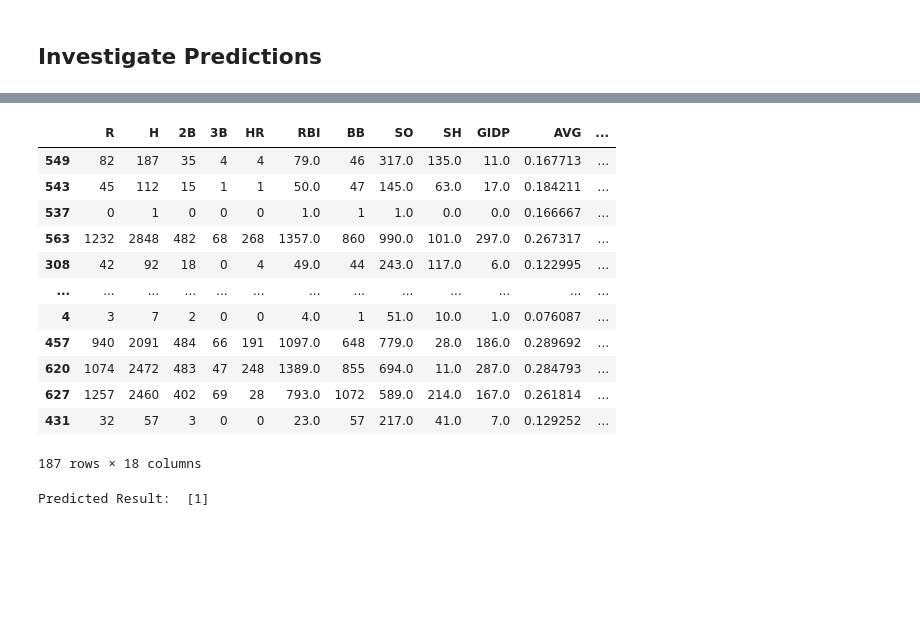
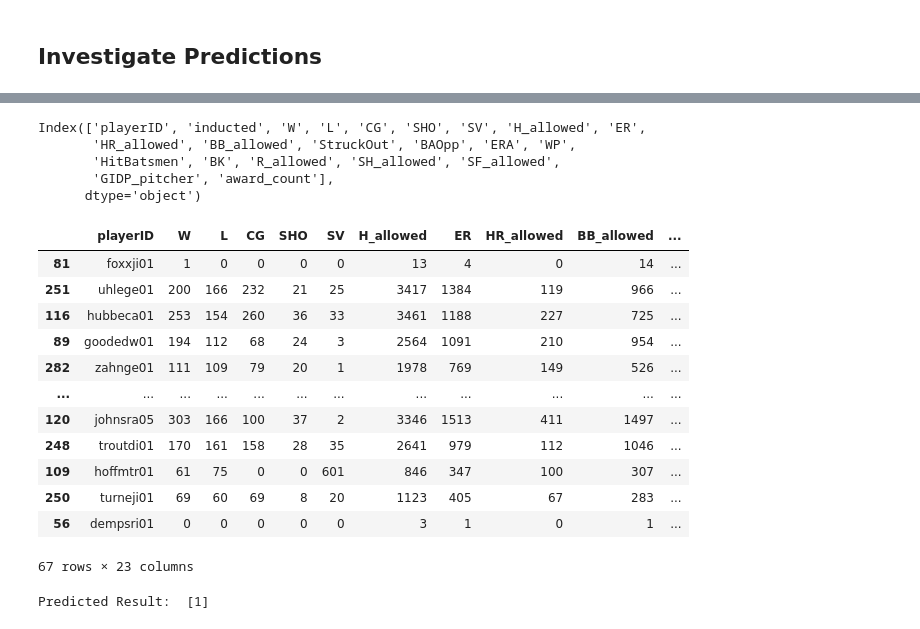
Before and after one commit to arivers444/Project_Finale, a Jupyter notebook: HOF_randomF.ipynb, the cells around one changed output, grey strips where cells are left out. Cells and saved outputs as stored; diff of their text form; code cells hidden in the pictures; blank space fills up the shorter version.

```diff
--- a/HOF_randomF.ipynb
+++ b/HOF_randomF.ipynb
@@ -422,19 +438,39 @@ df3["predicted"] = y_pred
-# %%
-df3
-# %% [output]
-|  | R | H | 2B | 3B | HR | RBI | BB | SO | SH | GIDP | AVG | ... |
-| 549 | 82 | 187 | 35 | 4 | 4 | 79.0 | 46 | 317.0 | 135.0 | 11.0 | 0.167713 | ... |
-| 543 | 45 | 112 | 15 | 1 | 1 | 50.0 | 47 | 145.0 | 63.0 | 17.0 | 0.184211 | ... |
-| 537 | 0 | 1 | 0 | 0 | 0 | 1.0 | 1 | 1.0 | 0.0 | 0.0 | 0.166667 | ... |
-| 563 | 1232 | 2848 | 482 | 68 | 268 | 1357.0 | 860 | 990.0 | 101.0 | 297.0 | 0.267317 | ... |
-| 308 | 42 | 92 | 18 | 0 | 4 | 49.0 | 44 | 243.0 | 117.0 | 6.0 | 0.122995 | ... |
-| ... | ... | ... | ... | ... | ... | ... | ... | ... | ... | ... | ... | ... |
-| 4 | 3 | 7 | 2 | 0 | 0 | 4.0 | 1 | 51.0 | 10.0 | 1.0 | 0.076087 | ... |
-| 457 | 940 | 2091 | 484 | 66 | 191 | 1097.0 | 648 | 779.0 | 28.0 | 186.0 | 0.289692 | ... |
-| 620 | 1074 | 2472 | 483 | 47 | 248 | 1389.0 | 855 | 694.0 | 11.0 | 287.0 | 0.284793 | ... |
-| 627 | 1257 | 2460 | 402 | 69 | 28 | 793.0 | 1072 | 589.0 | 214.0 | 167.0 | 0.261814 | ... |
-| 431 | 32 | 57 | 3 | 0 | 0 | 23.0 | 57 | 217.0 | 41.0 | 7.0 | 0.129252 | ... |
-187 rows × 18 columns
+# %%
+df2.columns
+# %% [output]
+Index(['playerID', 'inducted', 'W', 'L', 'CG', 'SHO', 'SV', 'H_allowed', 'ER',
+       'HR_allowed', 'BB_allowed', 'StruckOut', 'BAOpp', 'ERA', 'WP',
+       'HitBatsmen', 'BK', 'R_allowed', 'SH_allowed', 'SF_allowed',
+       'GIDP_pitcher', 'award_count'],
+      dtype='object')
+# %%
+# create df with all data to investigate statistical trends
+df3 = pd.merge(X_test, df2[["inducted","playerID"]], how="inner", left_index=True, right_index=True)
+
+if df.equals(combined_df):
+    # This one is specific to Batting/Fielding!!!
+    df3 = df3[['playerID','R','H','2B','3B','HR','RBI','BB','SO','SH','GIDP','AVG','PO','A','E','DP','award_count','inducted']]
+
+if df.equals(pitching_df):
+    # This one is specific to Pitching
+    df3 = df3[['playerID','W','L','CG','SHO','SV','H_allowed','ER','HR_allowed','BB_allowed','StruckOut','BAOpp','ERA','WP','HitBatsmen','BK','R_allowed','SH_allowed','SF_allowed','GIDP_pitcher','award_count','inducted']]
+
+df3["predicted"] = y_pred
+df3
+# %% [output]
+|  | playerID | W | L | CG | SHO | SV | H_allowed | ER | HR_allowed | BB_allowed | ... |
+| 81 | foxxji01 | 1 | 0 | 0 | 0 | 0 | 13 | 4 | 0 | 14 | ... |
+| 251 | uhlege01 | 200 | 166 | 232 | 21 | 25 | 3417 | 1384 | 119 | 966 | ... |
+| 116 | hubbeca01 | 253 | 154 | 260 | 36 | 33 | 3461 | 1188 | 227 | 725 | ... |
+| 89 | goodedw01 | 194 | 112 | 68 | 24 | 3 | 2564 | 1091 | 210 | 954 | ... |
+| 282 | zahnge01 | 111 | 109 | 79 | 20 | 1 | 1978 | 769 | 149 | 526 | ... |
+| ... | ... | ... | ... | ... | ... | ... | ... | ... | ... | ... | ... |
+| 120 | johnsra05 | 303 | 166 | 100 | 37 | 2 | 3346 | 1513 | 411 | 1497 | ... |
+| 248 | troutdi01 | 170 | 161 | 158 | 28 | 35 | 2641 | 979 | 112 | 1046 | ... |
+| 109 | hoffmtr01 | 61 | 75 | 0 | 0 | 601 | 846 | 347 | 100 | 307 | ... |
+| 250 | turneji01 | 69 | 60 | 69 | 8 | 20 | 1123 | 405 | 67 | 283 | ... |
+| 56 | dempsri01 | 0 | 0 | 0 | 0 | 0 | 3 | 1 | 0 | 1 | ... |
+67 rows × 23 columns
 # %%
 #perform a prediction
 clf = RandomForestClassifier(n_estimators=100)
```
Also changed, not shown: parts of 23 cells of this notebook, 2 other files.
